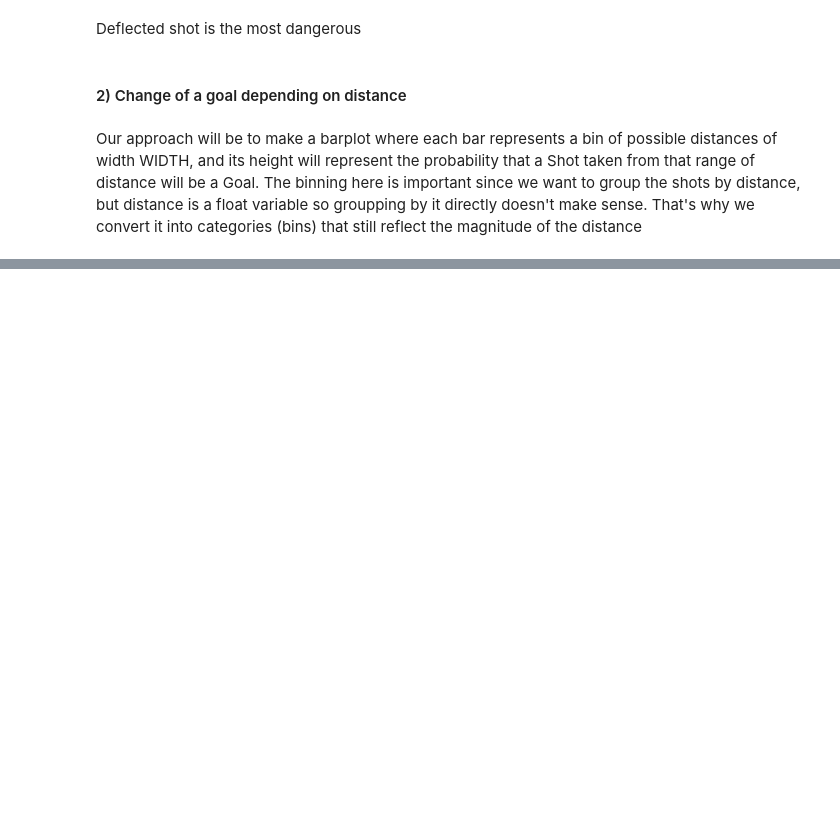
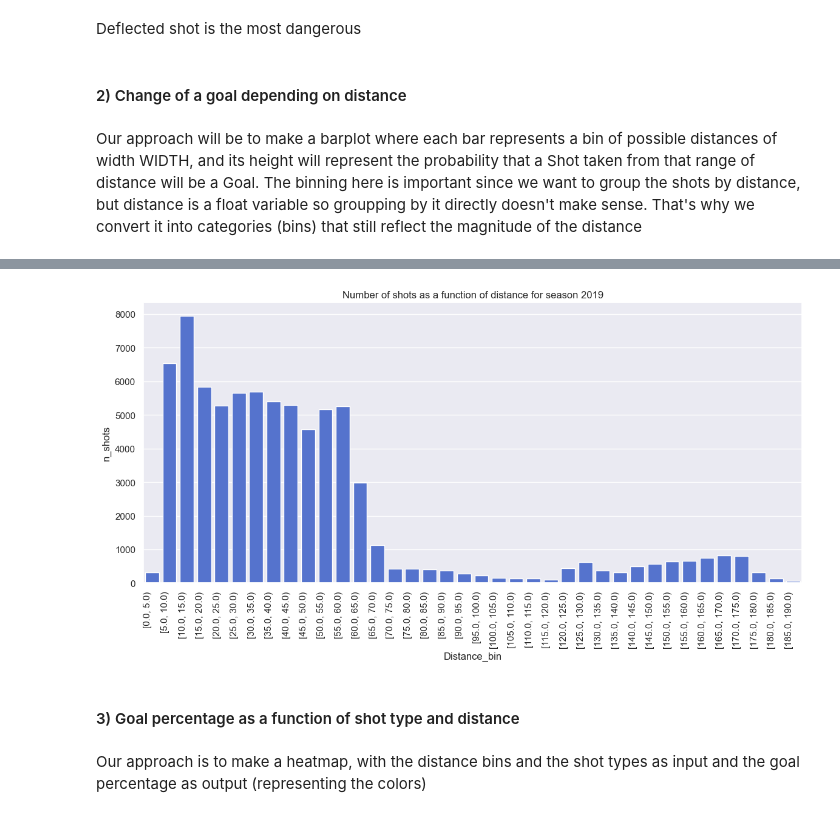
Before and after one commit to nassimwalha/IFT-6758, a Jupyter notebook: notebooks/Simple vizualisations.ipynb, the cells around one changed output, grey strips where cells are left out. Saved outputs shown, nothing was run; the diff lists cells and outputs as text; code cells hidden in the pictures; blank space fills up the shorter version.

```diff
--- a/notebooks/Simple vizualisations.ipynb
+++ b/notebooks/Simple vizualisations.ipynb
@@ -154,0 +156,18 @@ generate_goal_probability_graph(2020)
+# %%
+# See whether there are a lot of shots taken from a big distance (>=120)
+season = 2019
+df_season = df[df.Game_ID.map(lambda id: str(id).startswith(str(season)))]
+#Grouping by distance bin and calculating the aggregate function: Ration of goals among the group
+groups = df_season.groupby(by='Distance_bin').count()
+groups = pd.DataFrame({'Distance_bin': groups.index, 'n_shots': groups['Event_ID']})
+plt.figure(figsize=(14,6))
+g = sns.barplot(groups, x='Distance_bin', y='n_shots', color='royalblue')
+g.set_xticklabels([f"[{float(i.get_text())}, {float(i.get_text())+WIDTH})" for i in g.get_xticklabels()], rotation = 90, ha="right")
+plt.title(f"Number of shots as a function of distance for season {season}")
+plt.show()
+# %% [output]
+[figure, added]
+# %% [markdown]
+#### 3) Goal percentage as a function of shot type and distance
+# %% [markdown]
+Our approach is to make a heatmap, with the distance bins and the shot types as input and the goal percentage as output (representing the colors)
```
Also changed, not shown: parts of 7 cells of this notebook.
